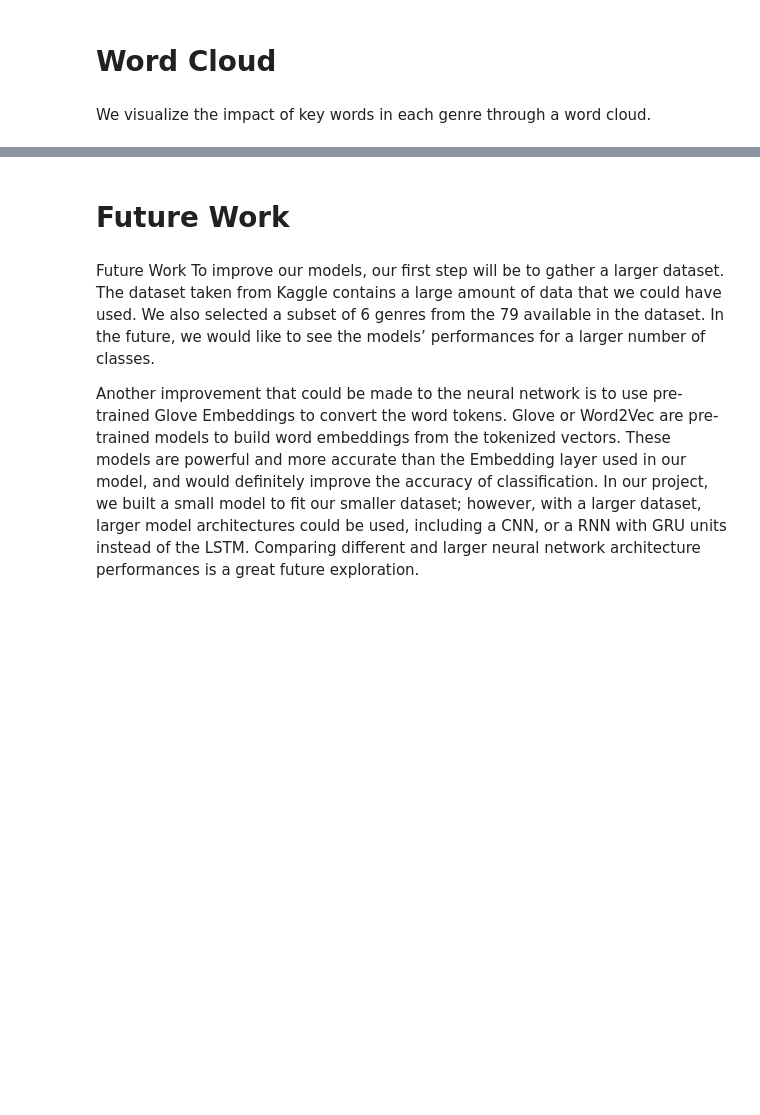
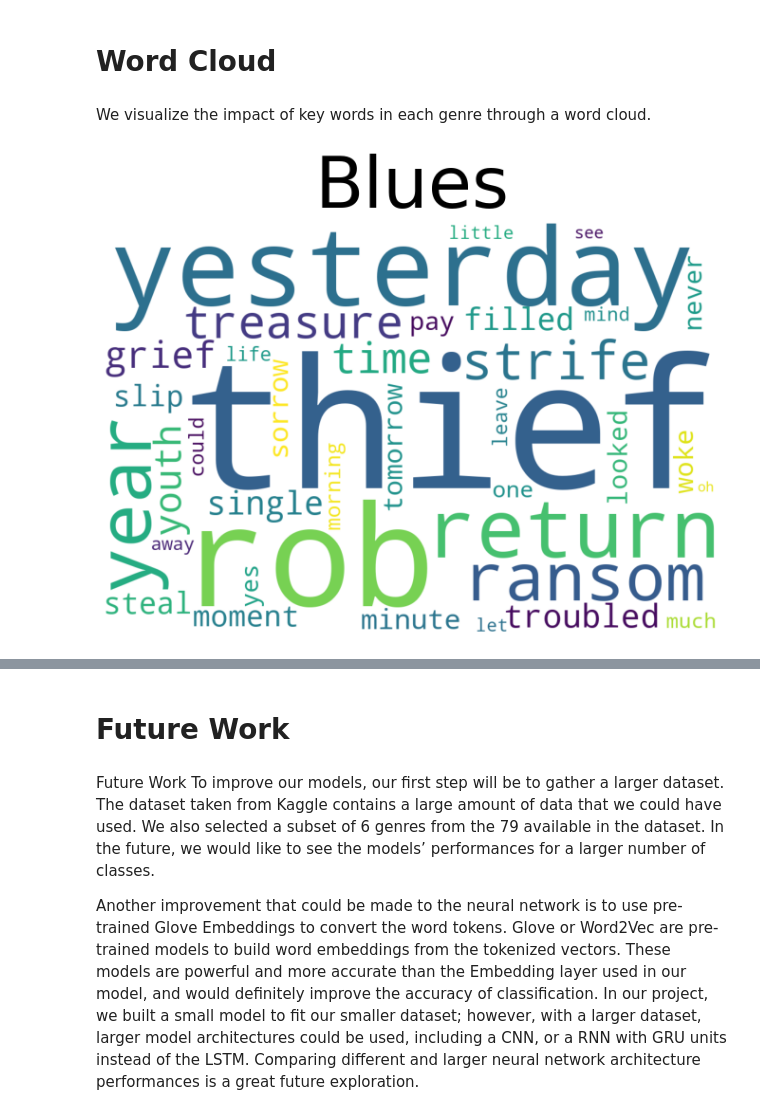
Before and after one commit to ZibingZhang/cs4120, a Jupyter notebook: PredictingGenre.ipynb, the cells around one changed output, grey strips where cells are left out. Saved outputs shown, nothing was run; the diff lists cells and outputs as text; code cells hidden in the pictures; blank space fills up the shorter version.

```diff
--- a/PredictingGenre.ipynb
+++ b/PredictingGenre.ipynb
@@ -972,7 +976,48 @@ Another way that we could improve our models performance and reduce overfitting
 # %% [markdown]
 We visualize the impact of key words in each genre through a word cloud.
 # %%
-combined_genre_data.drop("Unnamed: 0", axis=1)
+# Split the dataframe into a dictionary of dataframes for each genre
 dfs_split_by_genre = {label:combined_genre_data[combined_genre_data.Genres == label] for label in labels}
-dfs_split_by_genre['Country'].Lyric
+
+# Then extract the lyrics into a list for each seperate genre
 lyrics_split_by_genre = {label:clean_lyrics_lemma(list(dfs_split_by_genre[label].Lyric)) for label in labels}
+
+# Create a word cloud for each genre
+for key in lyrics_split_by_genre:
+    # Tokenize the lyrics
+    lemmed_lyrics_tokenized = [nltk.word_tokenize(doc) for doc in lyrics_split_by_genre[key]]
+
+    # Use the gensim Dictionary to convert the corpus of tokenized lyrics into ids and counts
+    dictionary = gensim.corpora.Dictionary(lemmed_lyrics_tokenized)
+
+    # Convert the dictionary into a bag of words
+    bow = [dictionary.doc2bow(doc) for doc in lemmed_lyrics_tokenized]
+
+    # Use tfidf to calculate the weights based on the term frequency
+    tfidf = models.TfidfModel(bow)
+    tfidf_weights = tfidf[bow[0]]
+
+    # Get lyric terms from the dictionary and pair with weights
+    weights = [(dictionary[weight[0]], weight[1]) for weight in tfidf_weights]
+    weights = sorted(weights, key = lambda x: x[1])[-200:]
+    weights[-20:]
+
+    # Initialize the word cloud
+    d = {a: x for a, x in weights}
+
+    wc = WordCloud(
+        background_color="white",
+        width = 1080,
+        height = 720,
+    )
+
+    # Plot the wordcloud
+    wc.generate_from_frequencies(d)
+    plt.figure(figsize = (12, 8))
+    plt.imshow(wc)
+    plt.title(key, color = "black", fontsize = 75)
+    plt.axis("off")
+    plt.show()
+    break
+# %% [output]
+[figure, added]
```
Also changed, not shown: parts of 6 cells of this notebook.
